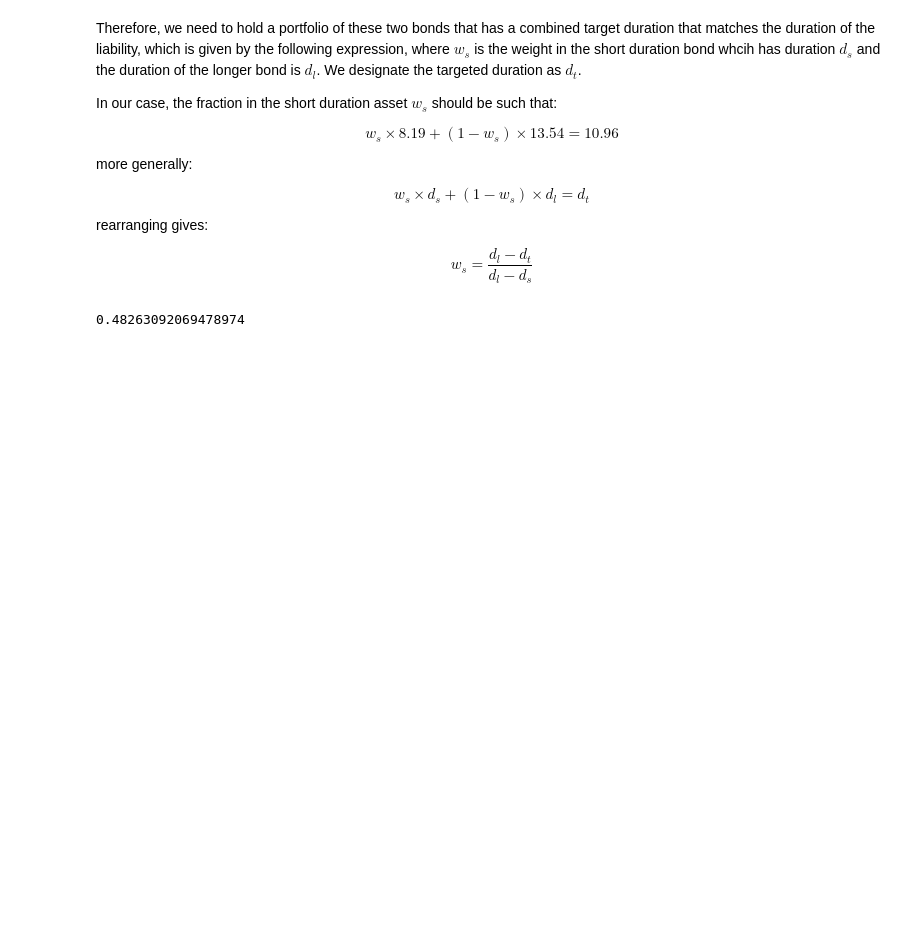
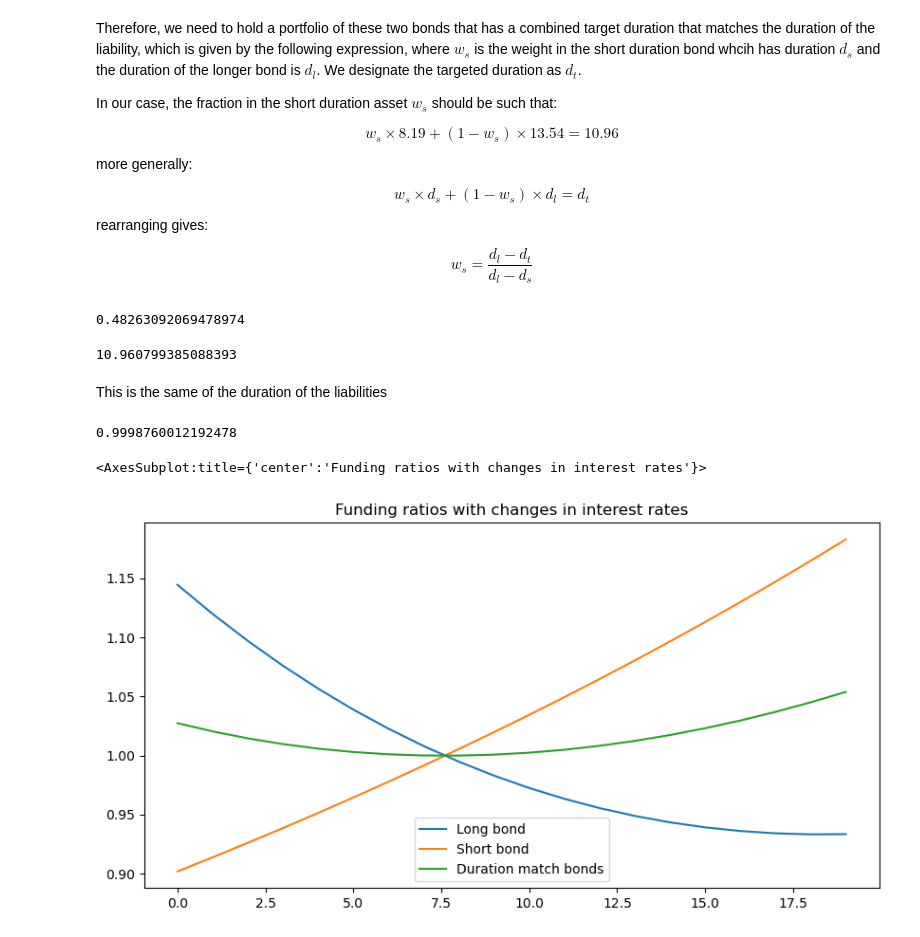
Before and after one commit to pportocarrero/Investment-management-ml, a Jupyter notebook: Lab 16_GHP construction and duration matching.ipynb, the cells around one changed output. Saved outputs shown, nothing was run; the diff lists cells and outputs as text; code cells hidden in the pictures; blank space fills up the shorter version.

```diff
--- a/Lab 16_GHP construction and duration matching.ipynb
+++ b/Lab 16_GHP construction and duration matching.ipynb
@@ -114,3 +111,16 @@ w_s = rk.match_durations(liabilities, long_bond, short_bond, 0.04)
 w_s
 # %% [output]
 0.48263092069478974
+# %%
+p_short = rk.bond_price(10, 1000, 0.05, 1, 0.04)
+p_long = rk.bond_price(20, 1000, 0.05, 1, 0.04)
+
+a_0 = 130000
+
+port_flows = pd.concat([a_0 * w_s * short_bond / p_short, a_0 * (1 - w_s) * long_bond / p_long])
+
+rk.macaulay_duration(port_flows, 0.04)
+# %% [output]
+10.960799385088393
+# %% [markdown]
+This is the same of the duration of the liabilities
@@ -116,0 +129,21 @@ w_s
+# %%
+curr_funding_ratio
+# %% [output]
+0.9998760012192478
+# %%
+rates = np.linspace(0, 0.1, 20)
+
+long_bond_assets = a_0 * long_bond / p_long
+
+short_bond_assets = a_0 * short_bond / p_short
+
+fund_ratio_chang = pd.DataFrame({
+    'Long bond': [rk.funding_ratio(long_bond_assets, liabilities, r) for r in rates],
+    'Short bond': [rk.funding_ratio(short_bond_assets, liabilities, r) for r in rates],
+    'Duration match bonds': [rk.funding_ratio(port_flows, liabilities, r) for r in rates]
+})
+
+fund_ratio_chang.plot(title='Funding ratios with changes in interest rates', figsize=(10,5))
+# %% [output]
+<AxesSubplot:title={'center':'Funding ratios with changes in interest rates'}>
+[figure, added]
```
Also changed, not shown: parts of 2 cells of this notebook.
